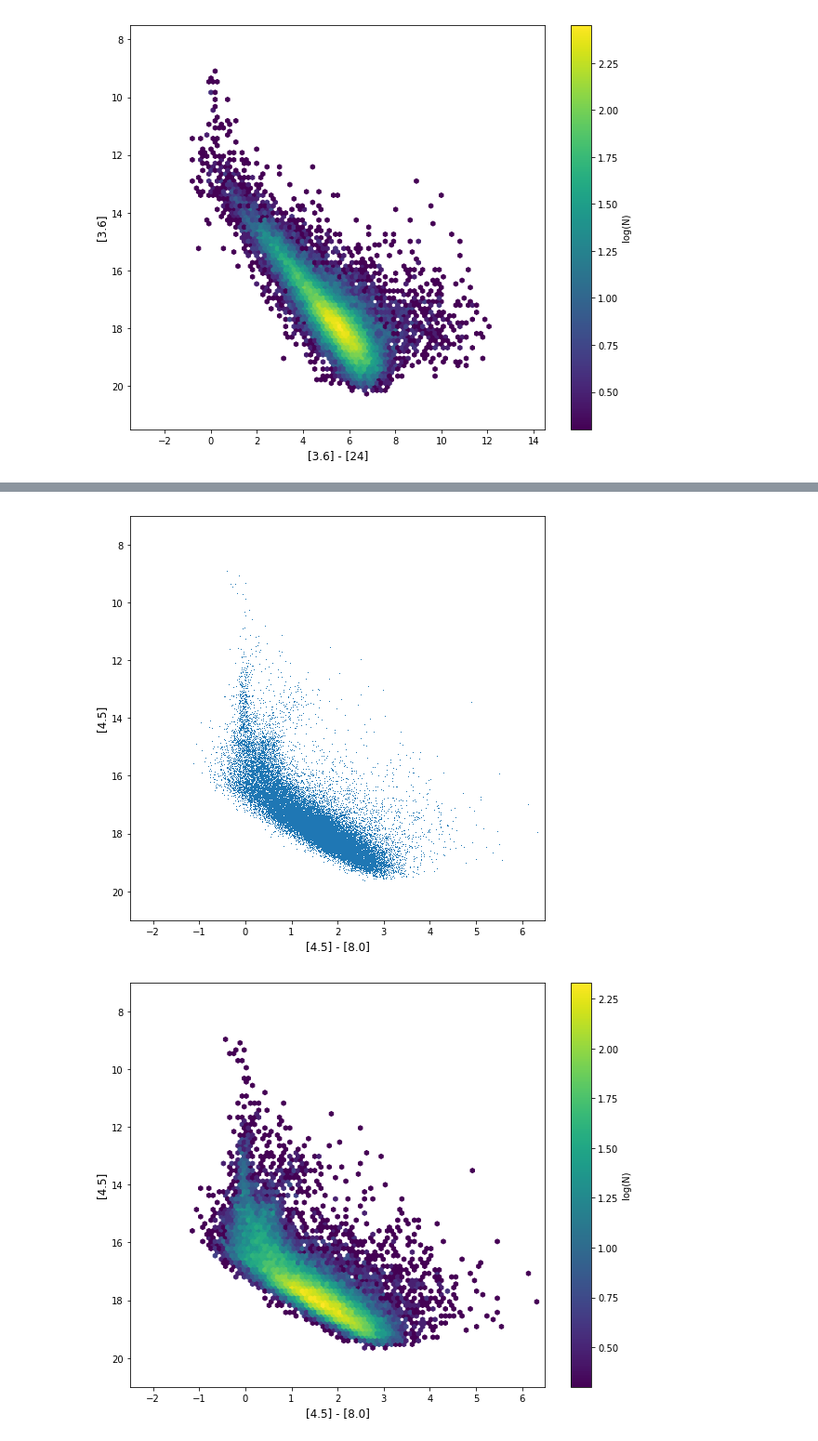
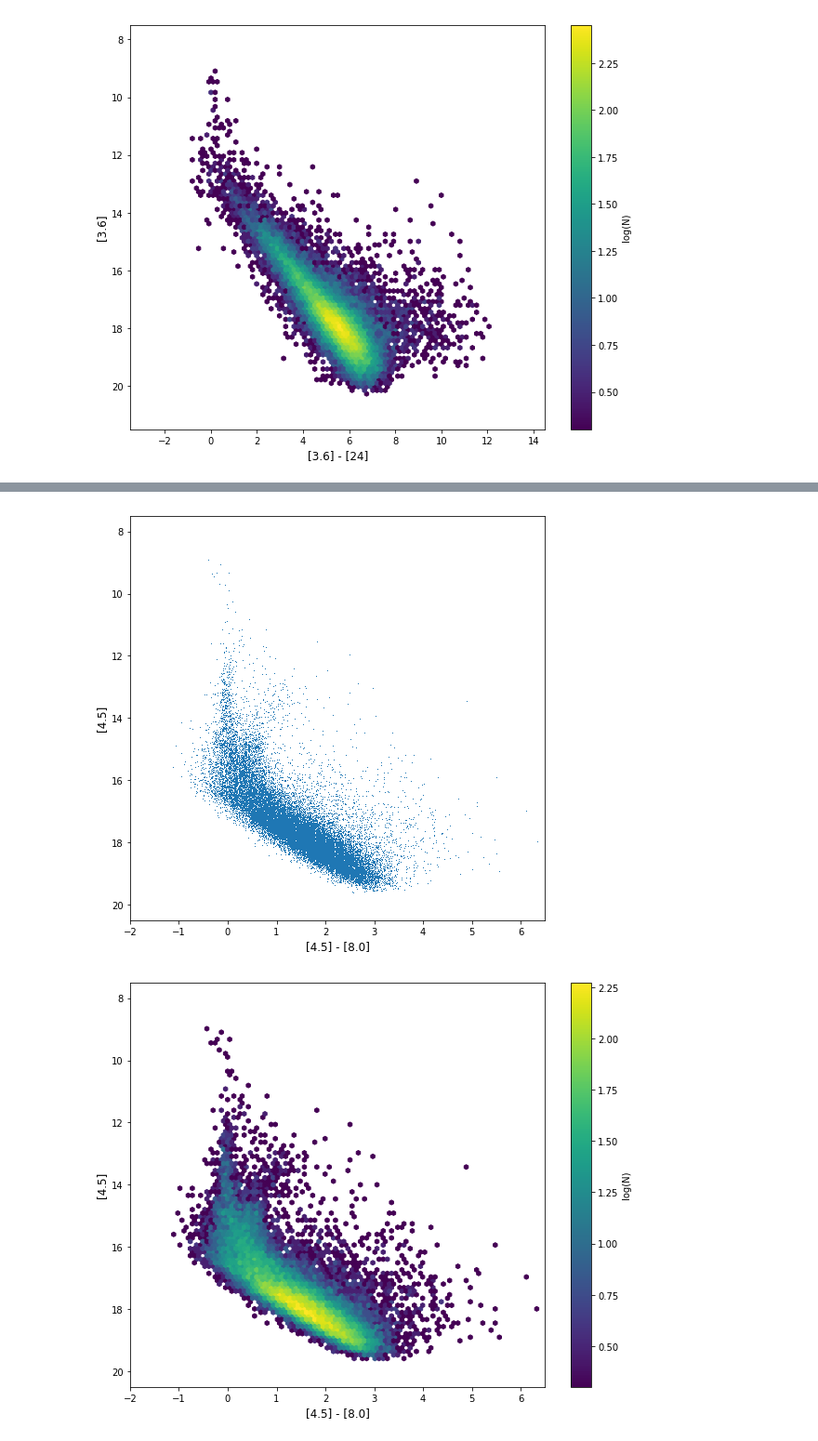
Before and after one commit to alechirschauer/SASP, a Jupyter notebook: CMD_10May2018.ipynb, the cells around one changed output, grey strips where cells are left out. Shown at 93% size. Cells and saved outputs as stored; diff of their text form; code cells hidden in the pictures.

```diff
--- a/CMD_10May2018.ipynb
+++ b/CMD_10May2018.ipynb
@@ -187,24 +187,24 @@ cb = plt.colorbar(im1, label='log(N)')
 # %%
 # [4.5] vs. [4.5]-[8.0]
 #
 plt.figure(figsize=(8,8))
 plt.plot(filter_phot_data.fourfiveMINUSeightzero,filter_phot_data.k45mag,',')
-plt.ylim(21.0, 7.0)
-plt.xlim(-2.5, 6.5)
+plt.xlim(-2.0, 6.5)
+plt.ylim(20.5, 7.5)
+plt.xlabel('[4.5] - [8.0]', size=12)
 plt.ylabel('[4.5]', size=12)
-plt.xlabel('[4.5] - [8.0]', size=12)
 #
 fig, ax1 = plt.subplots(1, 1, figsize=(10, 8))
-plt.ylim(21.0, 7.0)
-plt.xlim(-2.5, 6.5)
+plt.xlim(-2.0, 6.5)
+plt.ylim(20.5, 7.5)
 im1 = ax1.hexbin(filter_phot_data.fourfiveMINUSeightzero, filter_phot_data.k45mag, bins='log', cmap=plt.cm.viridis,
-               mincnt=1, extent=(-2.5, 6.5, 21.0, 7.0))
+               mincnt=1, extent=(-2.0, 6.5, 20.5, 7.5))
 ax1.set_xlabel('[4.5] - [8.0]', size=12)
 ax1.set_ylabel('[4.5]', size=12)
 cb = plt.colorbar(im1, label='log(N)')
 # %% [output]
-[figure, old version]
+[figure, new version]
-[figure, old version]
+[figure, new version]
 # %%
 # [4.5] vs. [4.5]-[24]
 #
```
Also changed, not shown: parts of 16 cells of this notebook.
